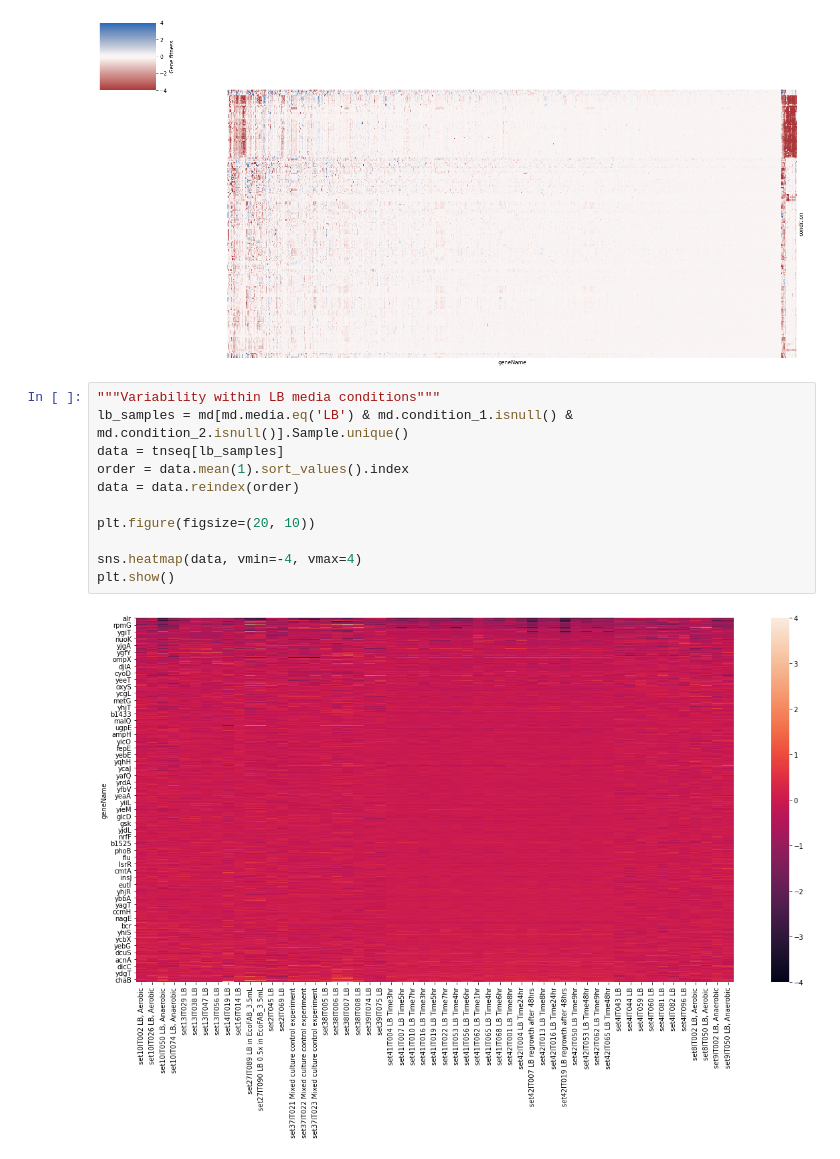
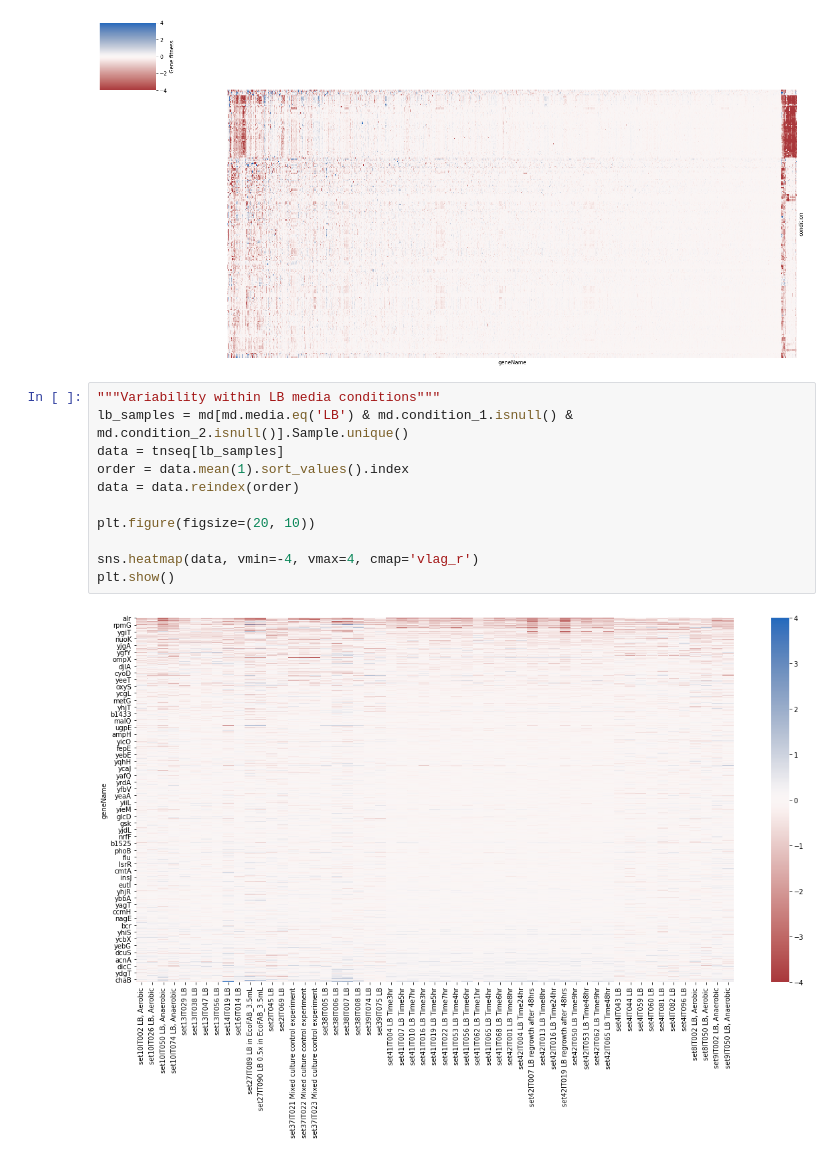
Before and after one commit to michaelsilverstein/research, a Jupyter notebook: segre/tnseq_fba/ecoli_tnseq_exploration.ipynb, the cells around one changed output. Saved outputs shown, nothing was run; the diff lists cells and outputs as text.

```diff
--- a/segre/tnseq_fba/ecoli_tnseq_exploration.ipynb
+++ b/segre/tnseq_fba/ecoli_tnseq_exploration.ipynb
@@ -154,13 +165,13 @@ plt.show()
 # %%
 """Variability within LB media conditions"""
 lb_samples = md[md.media.eq('LB') & md.condition_1.isnull() & md.condition_2.isnull()].Sample.unique()
 data = tnseq[lb_samples]
 order = data.mean(1).sort_values().index
 data = data.reindex(order)
 
 plt.figure(figsize=(20, 10))
 
-sns.heatmap(data, vmin=-4, vmax=4)
+sns.heatmap(data, vmin=-4, vmax=4, cmap='vlag_r')
 plt.show()
 # %% [output]
-[figure, old version]
+[figure, new version]
```
Also changed, not shown: parts of 2 cells of this notebook, 2 other files.
